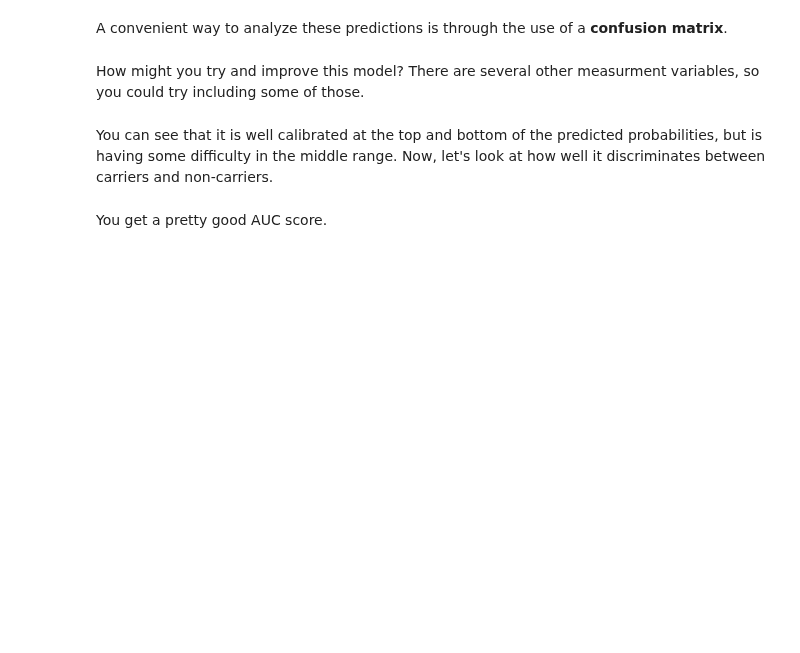
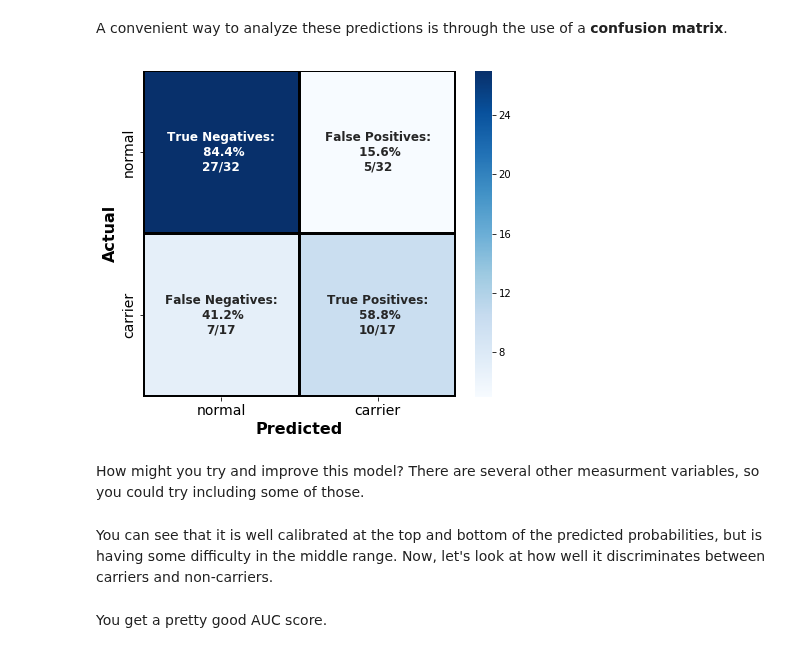
Before and after one commit to NSS-Data-Instructional-Stuff/stats-for-data-science, a Jupyter notebook: notebooks/Notebook_06b_Logistic_Regression.ipynb, the cells around one changed output. Cells and saved outputs as stored; diff of their text form; code cells hidden in the pictures; blank space fills up the shorter version.

Commit message:
fixed wording in 06a and 06b. Improved confusion matrix plot

```diff
--- a/notebooks/Notebook_06b_Logistic_Regression.ipynb
+++ b/notebooks/Notebook_06b_Logistic_Regression.ipynb
@@ -306,8 +441,10 @@ from nssstats.cm import cm_analysis
 # %%
 df = dystrophy.loc[X_test.index]
 cm_analysis(le.inverse_transform(df.label),
             le.inverse_transform(1 - y_pred), labels = ['normal', 'carrier'],
-           figsize = (4,3));
+           figsize = (7,6));
+# %% [output]
+[figure, added]
 # %% [markdown]
 How might you try and improve this model? There are several other measurment variables, so you could try including some of those.
 # %%
```
Also changed, not shown: parts of 27 cells of this notebook, 2 other files.
